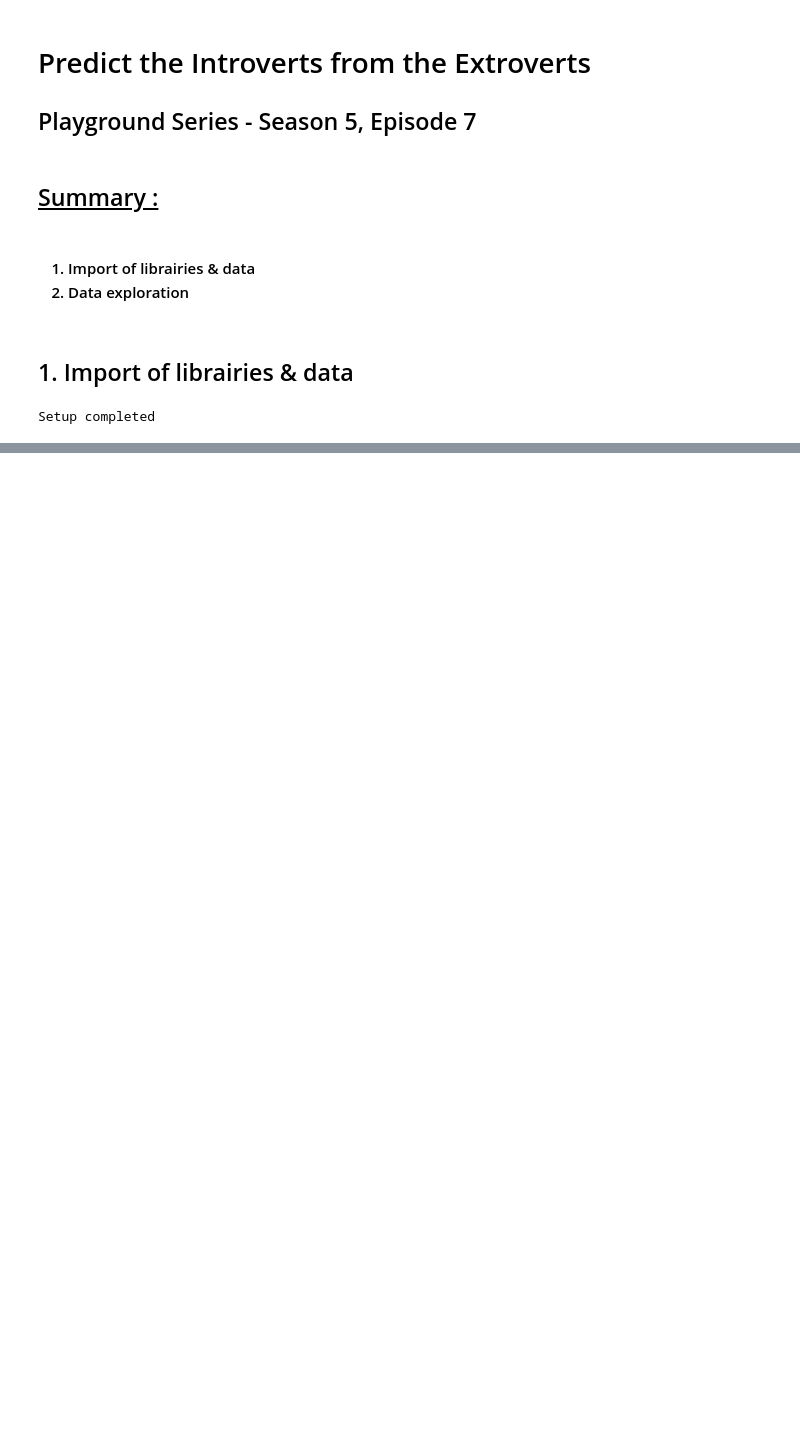
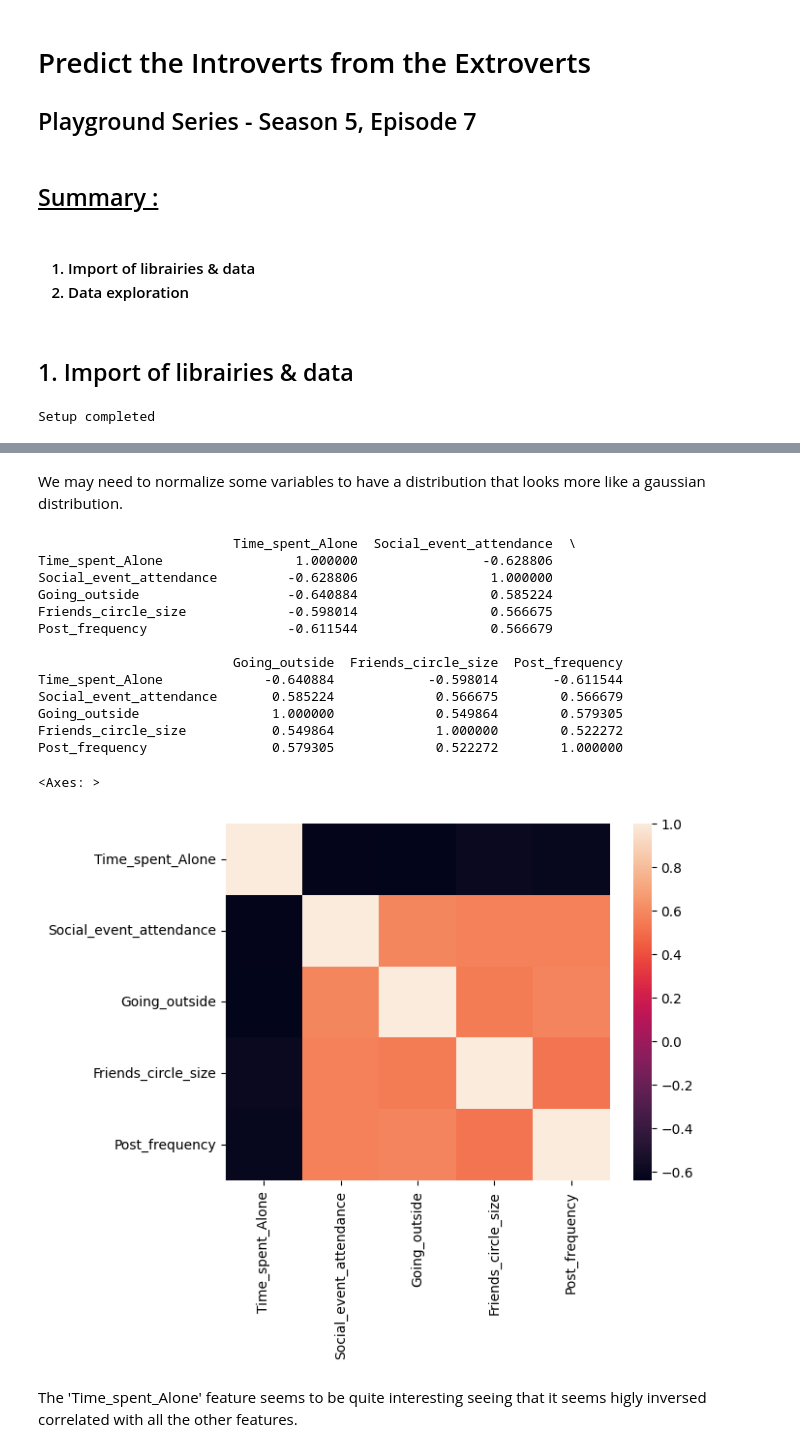
Before and after one commit to leclercrafael/kaggle_introverts, a Jupyter notebook: main.ipynb, the cells around one changed output, grey strips where cells are left out. Cells and saved outputs as stored; diff of their text form; code cells hidden in the pictures; blank space fills up the shorter version.

```diff
--- a/main.ipynb
+++ b/main.ipynb
@@ -79,0 +129,23 @@ train.describe()
+# %% [markdown]
+We may need to normalize some variables to have a distribution that looks more like a gaussian distribution.
+# %%
+print(train[num_f].corr())
+sns.heatmap(train[num_f].corr())
+# %% [output]
+                         Time_spent_Alone  Social_event_attendance  \
+Time_spent_Alone                 1.000000                -0.628806
+Social_event_attendance         -0.628806                 1.000000
+Going_outside                   -0.640884                 0.585224
+Friends_circle_size             -0.598014                 0.566675
+Post_frequency                  -0.611544                 0.566679
+
+                         Going_outside  Friends_circle_size  Post_frequency
+Time_spent_Alone             -0.640884            -0.598014       -0.611544
+Social_event_attendance       0.585224             0.566675        0.566679
+Going_outside                 1.000000             0.549864        0.579305
+Friends_circle_size           0.549864             1.000000        0.522272
+Post_frequency                0.579305             0.522272        1.000000
+<Axes: >
+[figure, added]
+# %% [markdown]
+The 'Time_spent_Alone' feature seems to be quite interesting seeing that it seems higly inversed correlated with all the other features.
```
Also changed, not shown: parts of 9 cells of this notebook.
